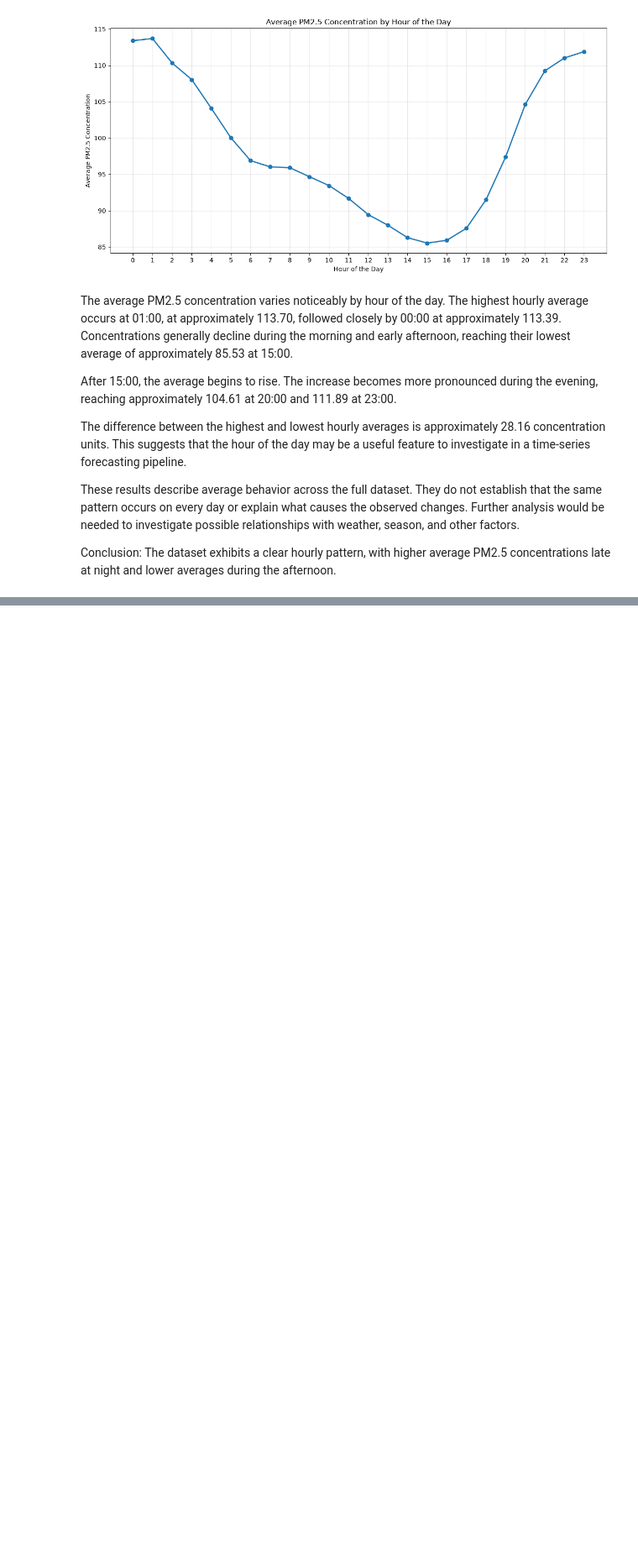
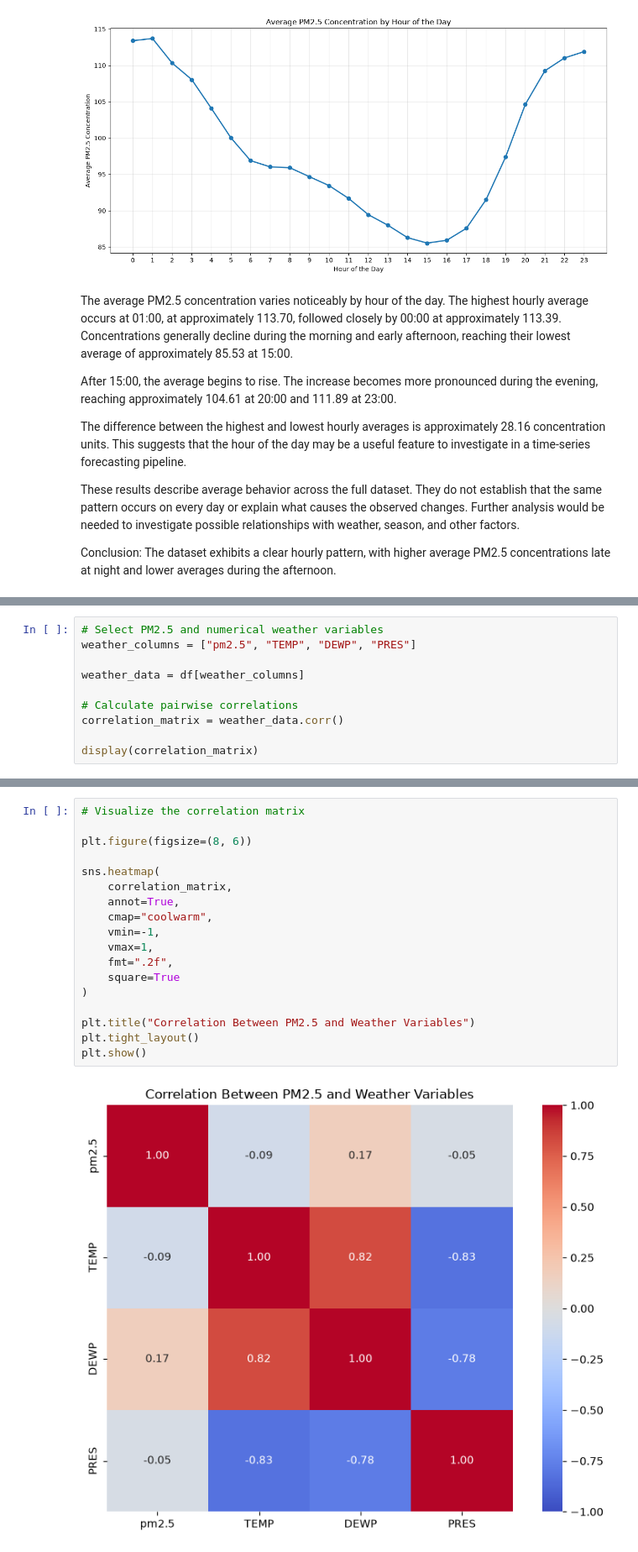
Before and after one commit to k-nizy/ML-pipeline-F1, a Jupyter notebook: notebooks/pm25_EDA.ipynb, the cells around one changed output, grey strips where cells are left out. Shown at 84% size. Saved outputs shown, nothing was run; the diff lists cells and outputs as text; blank space fills up the shorter version.

Commit message:
Analyze correlations between PM2.5 and weather variables

```diff
--- a/notebooks/pm25_EDA.ipynb
+++ b/notebooks/pm25_EDA.ipynb
@@ -279,0 +288,10 @@ Conclusion: The dataset exhibits a clear hourly pattern, with higher average PM2
+# %%
+# Select PM2.5 and numerical weather variables
+weather_columns = ["pm2.5", "TEMP", "DEWP", "PRES"]
+
+weather_data = df[weather_columns]
+
+# Calculate pairwise correlations
+correlation_matrix = weather_data.corr()
+
+display(correlation_matrix)
@@ -279,0 +304,20 @@ Conclusion: The dataset exhibits a clear hourly pattern, with higher average PM2
+# %%
+# Visualize the correlation matrix
+
+plt.figure(figsize=(8, 6))
+
+sns.heatmap(
+    correlation_matrix,
+    annot=True,
+    cmap="coolwarm",
+    vmin=-1,
+    vmax=1,
+    fmt=".2f",
+    square=True
+)
+
+plt.title("Correlation Between PM2.5 and Weather Variables")
+plt.tight_layout()
+plt.show()
+# %% [output]
+[figure, added]
```
Also changed, not shown: parts of 4 cells of this notebook.
